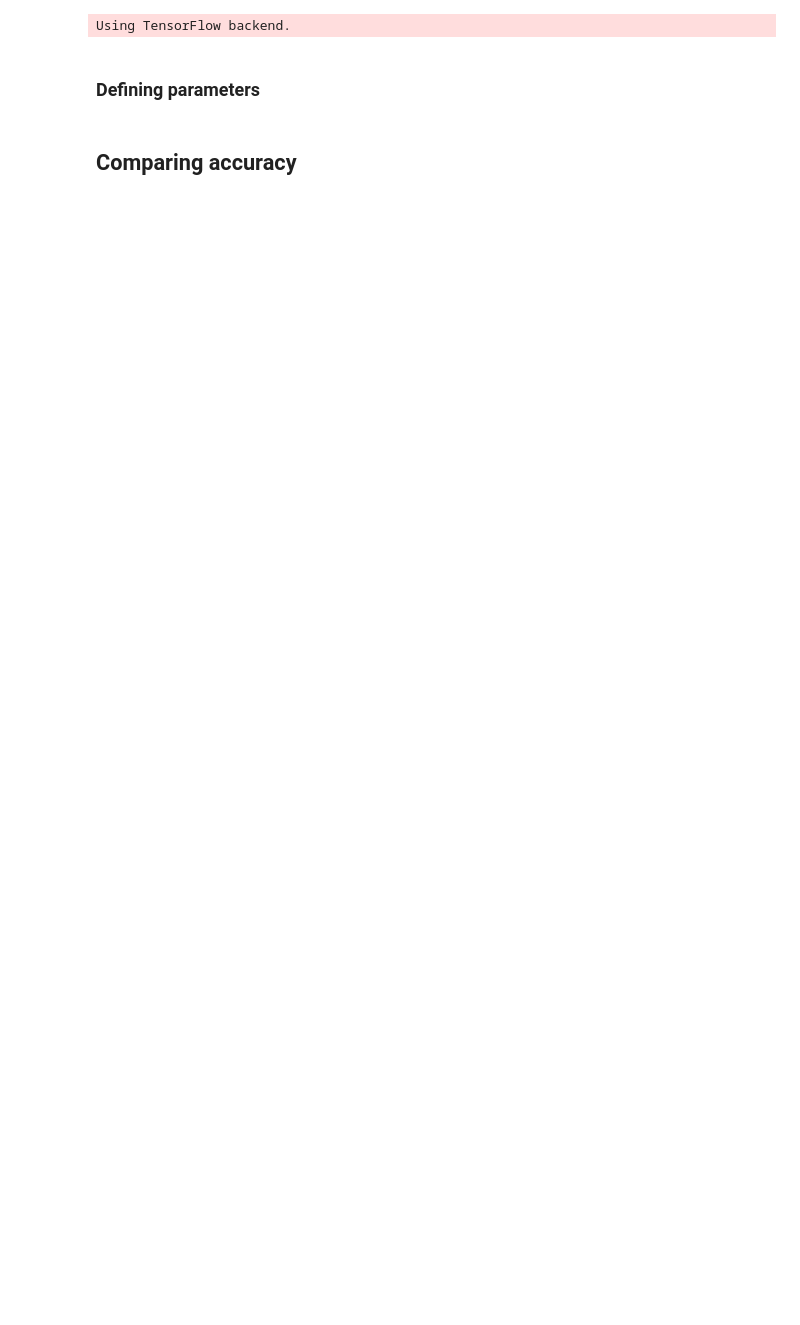
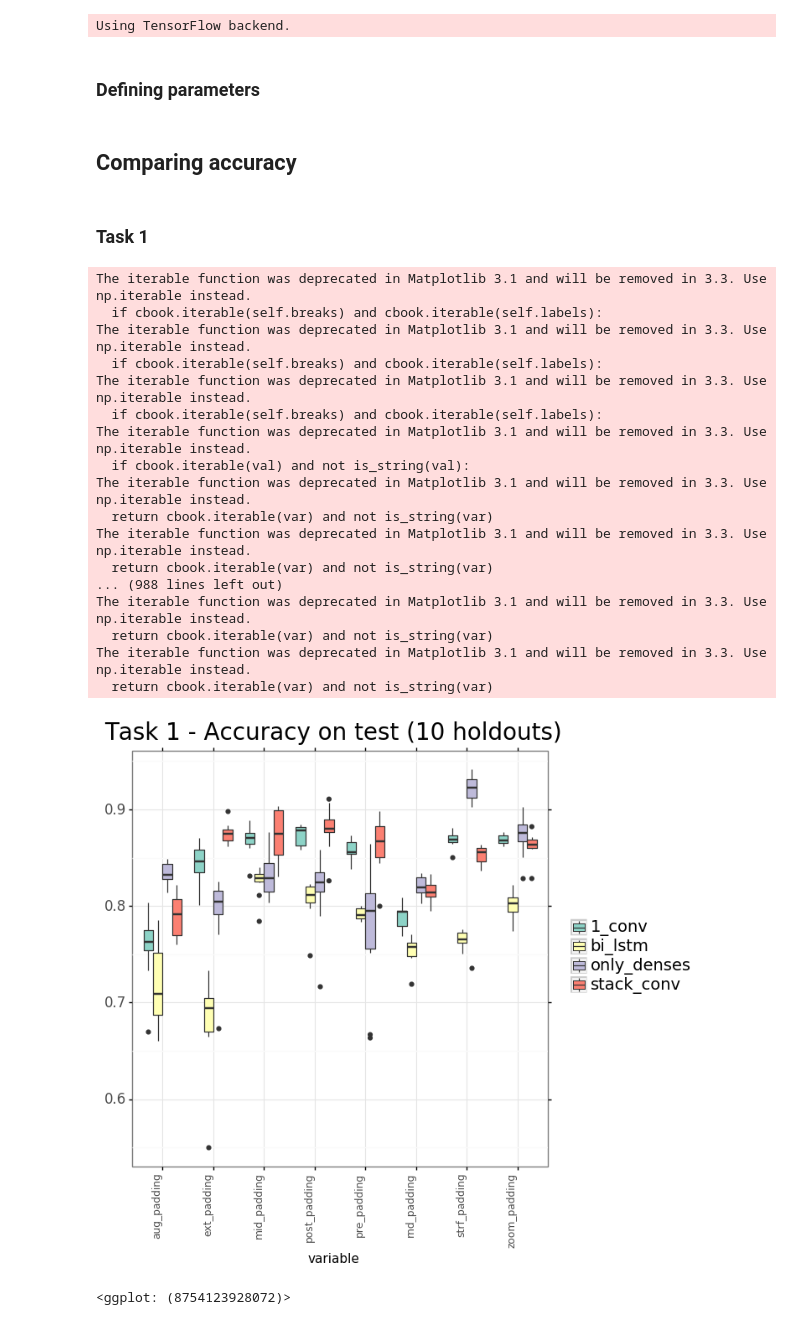
Before and after one commit to b2slab/padding_benchmark, a Jupyter notebook: notebooks/comparing_architectures.ipynb, the cells around one changed output. Saved outputs shown, nothing was run; the diff lists cells and outputs as text; code cells hidden in the pictures; blank space fills up the shorter version.

```diff
--- a/notebooks/comparing_architectures.ipynb
+++ b/notebooks/comparing_architectures.ipynb
@@ -41,9 +41,9 @@ list_paddings = [
 #hierarchy of folders: annotation/dataset/architecture/n_neurs/task/padding
 folder1 = 'EC_number/archaea/1conv/64filts_size5/'
 folder2 = 'EC_number/archaea/3denses/bio_neurons/'
-task = "task1/"
+folder3 = 'EC_number/archaea/rnn_conv/256rnn/'
+folder4 = 'EC_number/archaea/stack_conv/10filts_sizeJurtz/'
 column = "EC number"
-task_string = "Task 1"
 
 n_folds = 10
 
@@ -51,7 +51,9 @@ dicti = creating_dict()
 
 max_lenn = 1000
 # %%
-folders = [folder1, folder2]
-names_folders = ["1_conv", "only_denses"]
+folders = [folder1, folder2, folder3, folder4]
+names_folders = ["1_conv", "only_denses", "bi_lstm", "stack_conv"]
 # %% [markdown]
 ## Comparing accuracy
+# %% [markdown]
+### Task 1
@@ -57,0 +63,28 @@ names_folders = ["1_conv", "only_denses"]
+# %%
+#folder = 'EC_number/archaea/1conv/64filts_size5/'
+scores_arch, accu_arch = processing_metrics_dodge(list_paddings, folders, names_folders, task, n_folds)
+scores_final = pd.concat([scores_arch[0], scores_arch[1], scores_arch[2], scores_arch[3]])
+accu_final = pd.concat([accu_arch[0], accu_arch[1], accu_arch[2], accu_arch[3]])
+# %%
+#FACETS?
+plotting_acc_dodge_boxplots(accu_final, n_folds, task_string, task)
+# %% [output]
+The iterable function was deprecated in Matplotlib 3.1 and will be removed in 3.3. Use np.iterable instead.
+  if cbook.iterable(self.breaks) and cbook.iterable(self.labels):
+The iterable function was deprecated in Matplotlib 3.1 and will be removed in 3.3. Use np.iterable instead.
+  if cbook.iterable(self.breaks) and cbook.iterable(self.labels):
+The iterable function was deprecated in Matplotlib 3.1 and will be removed in 3.3. Use np.iterable instead.
+  if cbook.iterable(self.breaks) and cbook.iterable(self.labels):
+The iterable function was deprecated in Matplotlib 3.1 and will be removed in 3.3. Use np.iterable instead.
+  if cbook.iterable(val) and not is_string(val):
+The iterable function was deprecated in Matplotlib 3.1 and will be removed in 3.3. Use np.iterable instead.
+  return cbook.iterable(var) and not is_string(var)
+The iterable function was deprecated in Matplotlib 3.1 and will be removed in 3.3. Use np.iterable instead.
+  return cbook.iterable(var) and not is_string(var)
+... (988 lines left out)
+The iterable function was deprecated in Matplotlib 3.1 and will be removed in 3.3. Use np.iterable instead.
+  return cbook.iterable(var) and not is_string(var)
+The iterable function was deprecated in Matplotlib 3.1 and will be removed in 3.3. Use np.iterable instead.
+  return cbook.iterable(var) and not is_string(var)
+[figure, added]
+<ggplot: (8754123928072)>
```
Also changed, not shown: parts of 6 cells of this notebook, 4 other files.
